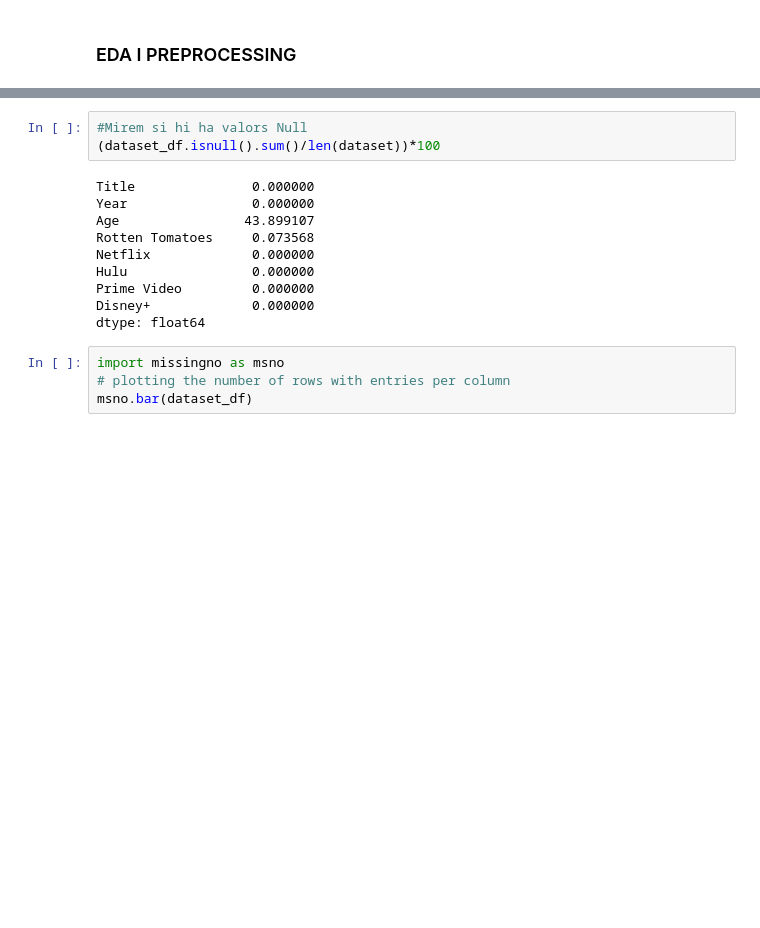
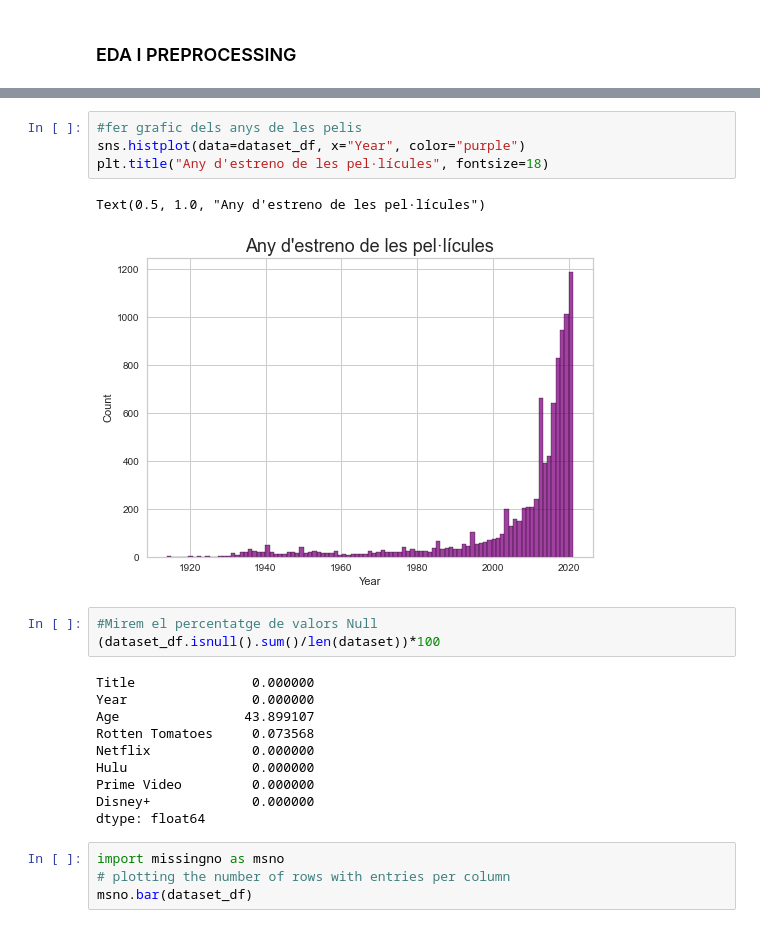
Before and after one commit to AlbaFernandezCor/MoviesOnStreamingPlatforms, a Jupyter notebook: Cas_Kaggle.ipynb, the cells around one changed output, grey strips where cells are left out. Drawn from its saved outputs; the diff is of its cells as text; blank space fills up the shorter version.

```diff
--- a/Cas_Kaggle.ipynb
+++ b/Cas_Kaggle.ipynb
@@ -88,8 +88,15 @@ Valors únics:  [0]
 | 2 | David Attenborough: A Life on Our... | 2020 | 7+ | 95/100 | 1 | 0 | 0 | 0 |
 | 3 | Lagaan: Once Upon a Time in India | 2001 | 7+ | 94/100 | 1 | 0 | 0 | 0 |
 | 4 | Roma | 2018 | 18+ | 94/100 | 1 | 0 | 0 | 0 |
+# %%
+#fer grafic dels anys de les pelis
+sns.histplot(data=dataset_df, x="Year", color="purple")
+plt.title("Any d'estreno de les pel·lícules", fontsize=18)
+# %% [output]
+Text(0.5, 1.0, "Any d'estreno de les pel·lícules")
+[figure, added]
 # %%
-#Mirem si hi ha valors Null
+#Mirem el percentatge de valors Null
 (dataset_df.isnull().sum()/len(dataset))*100
 # %% [output]
 Title               0.000000
```
Also changed, not shown: parts of 14 cells of this notebook.
